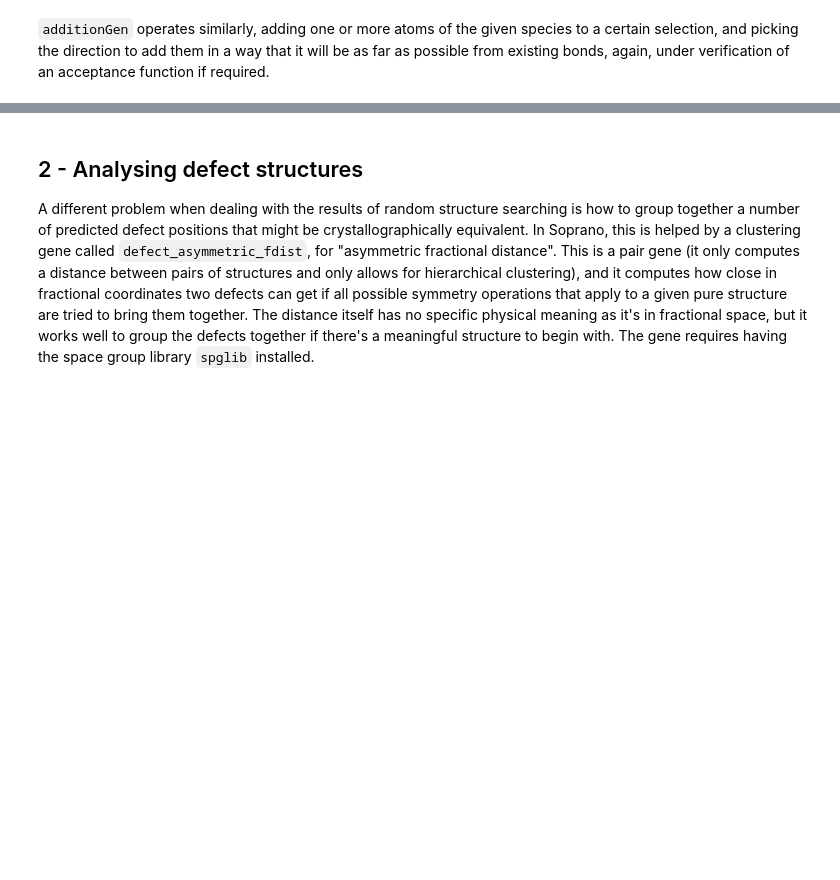
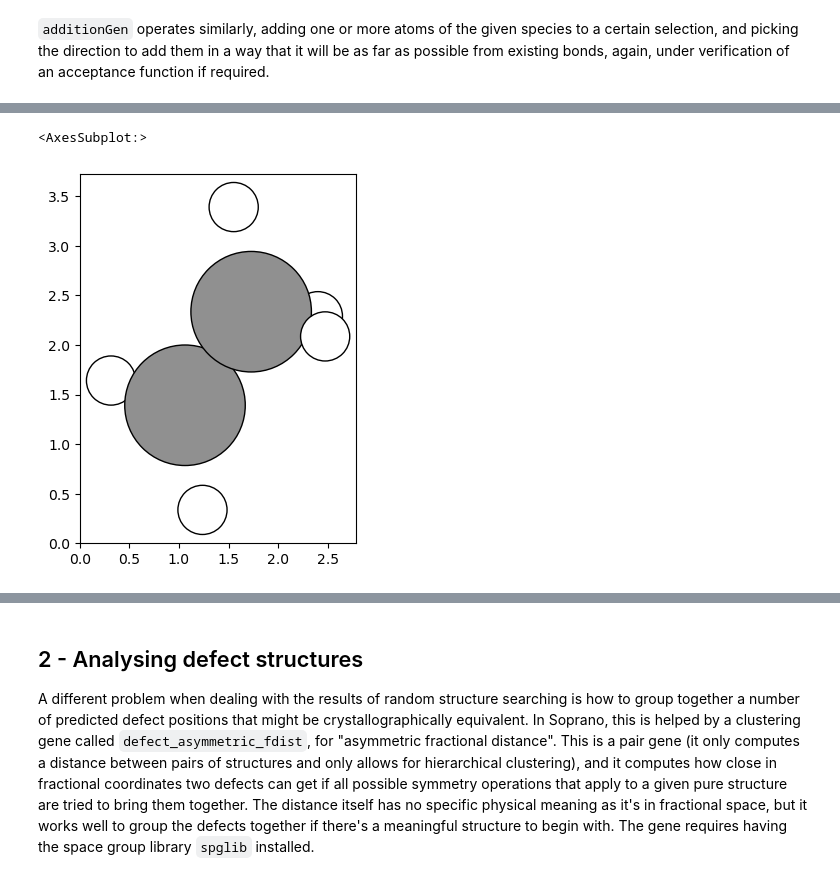
Before and after one commit to CCP-NC/soprano, a Jupyter notebook: tutorials/06-defect_calculations.ipynb, the cells around one changed output, grey strips where cells are left out. Saved outputs shown, nothing was run; the diff lists cells and outputs as text; code cells hidden in the pictures; blank space fills up the shorter version.

```diff
--- a/tutorials/06-defect_calculations.ipynb
+++ b/tutorials/06-defect_calculations.ipynb
@@ -113,0 +158,5 @@ print('{0} structures generated'.format(len(aColl)))
+# %%
+plot_atoms(aColl.structures[0], radii = 0.8, rotation=('-45x,45y,0z'))
+# %% [output]
+<AxesSubplot:>
+[figure, added]
```
Also changed, not shown: parts of 20 cells of this notebook.
